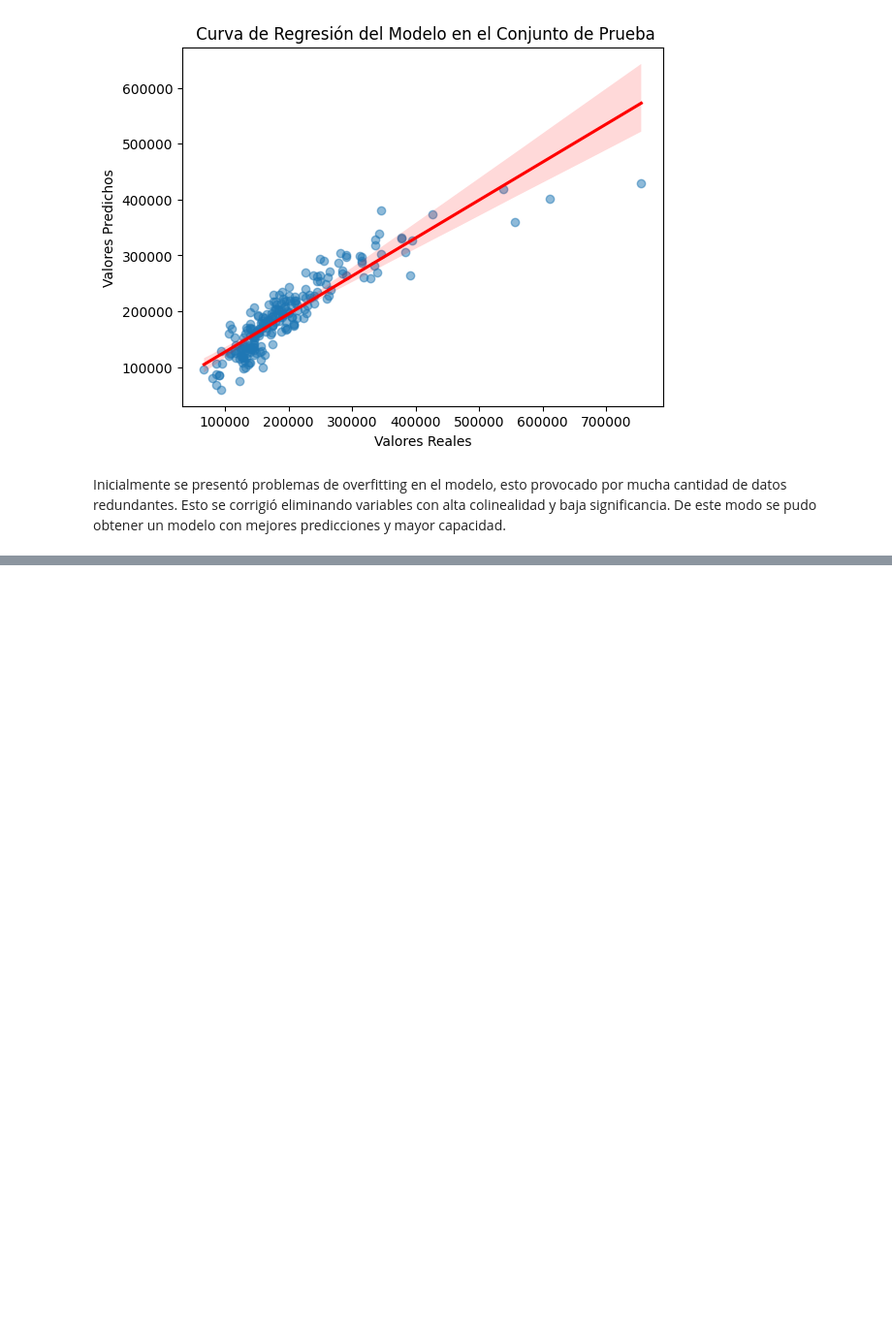
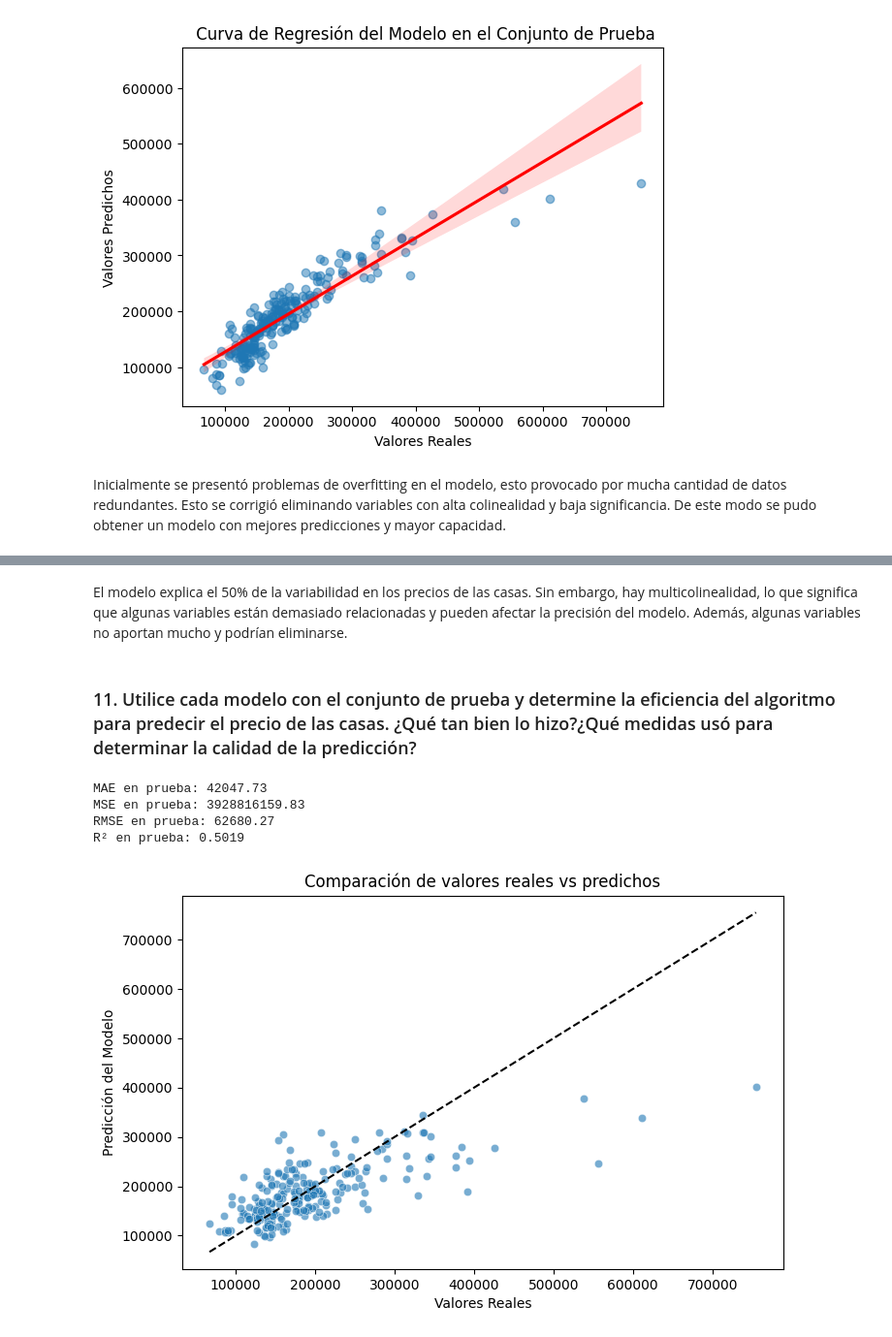
Before and after one commit to SRV-JSPA/Proyecto1_MD, a Jupyter notebook: proyecto1.ipynb, the cells around one changed output, grey strips where cells are left out. Shown at 97% size. Drawn from its saved outputs; the diff is of its cells as text; code cells hidden in the pictures; blank space fills up the shorter version.

```diff
--- a/proyecto1.ipynb
+++ b/proyecto1.ipynb
@@ -598,0 +664,35 @@ Inicialmente se presentó problemas de overfitting en el modelo, esto provocado
+# %% [markdown]
+El modelo explica el 50% de la variabilidad en los precios de las casas. Sin embargo, hay multicolinealidad, lo que significa que algunas variables están demasiado relacionadas y pueden afectar la precisión del modelo. Además, algunas variables no aportan mucho y podrían eliminarse.
+# %% [markdown]
+### 11.	Utilice cada modelo con el conjunto de prueba y determine la eficiencia del algoritmo para predecir el precio de las casas. ¿Qué tan bien lo hizo?¿Qué medidas usó para determinar la calidad de la predicción?
+# %%
+from sklearn.metrics import mean_absolute_error, mean_squared_error, r2_score
+import numpy as np
+import seaborn as sns
+import matplotlib.pyplot as plt
+
+y_test_pred = modelo_optimizado.predict(sm.add_constant(X_test_filtered))
+
+mae_test = mean_absolute_error(y_test, y_test_pred)
+mse_test = mean_squared_error(y_test, y_test_pred)
+rmse_test = np.sqrt(mse_test)
+r2_test = r2_score(y_test, y_test_pred)
+
+print(f"MAE en prueba: {mae_test:.2f}")
+print(f"MSE en prueba: {mse_test:.2f}")
+print(f"RMSE en prueba: {rmse_test:.2f}")
+print(f"R² en prueba: {r2_test:.4f}")
+
+plt.figure(figsize=(8,5))
+sns.scatterplot(x=y_test, y=y_test_pred, alpha=0.6)
+plt.xlabel("Valores Reales")
+plt.ylabel("Predicción del Modelo")
+plt.title("Comparación de valores reales vs predichos")
+plt.plot([y_test.min(), y_test.max()], [y_test.min(), y_test.max()], "--k")
+plt.show()
+# %% [output]
+MAE en prueba: 42047.73
+MSE en prueba: 3928816159.83
+RMSE en prueba: 62680.27
+R² en prueba: 0.5019
+[figure, added]
```
Also changed, not shown: parts of 5 cells of this notebook.
